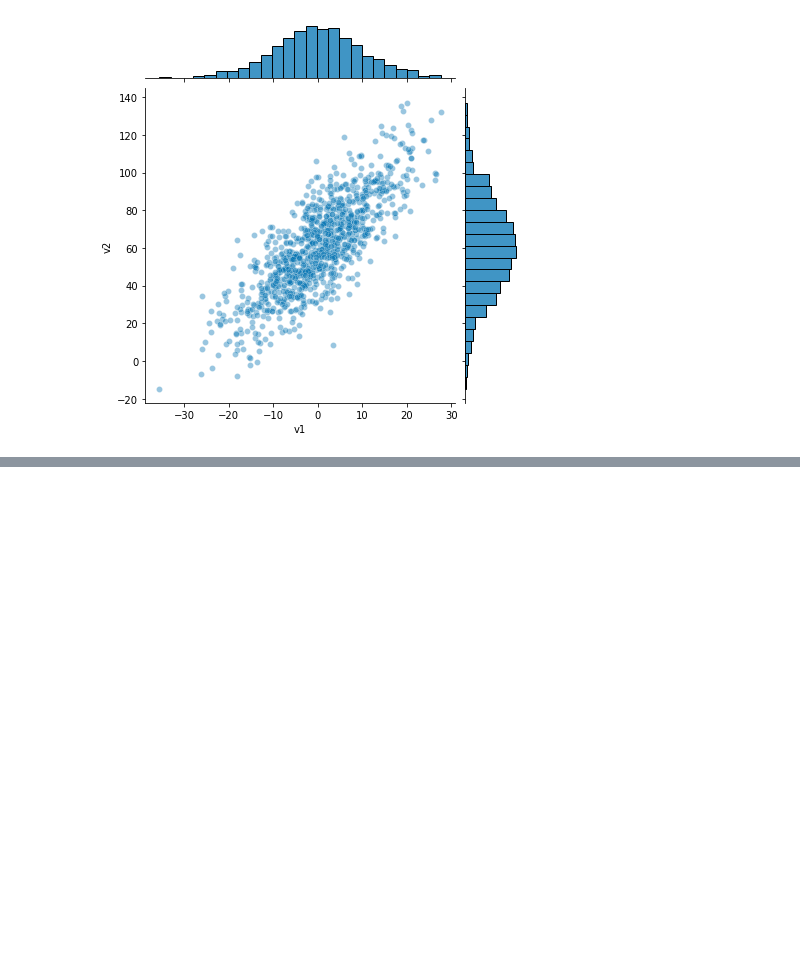
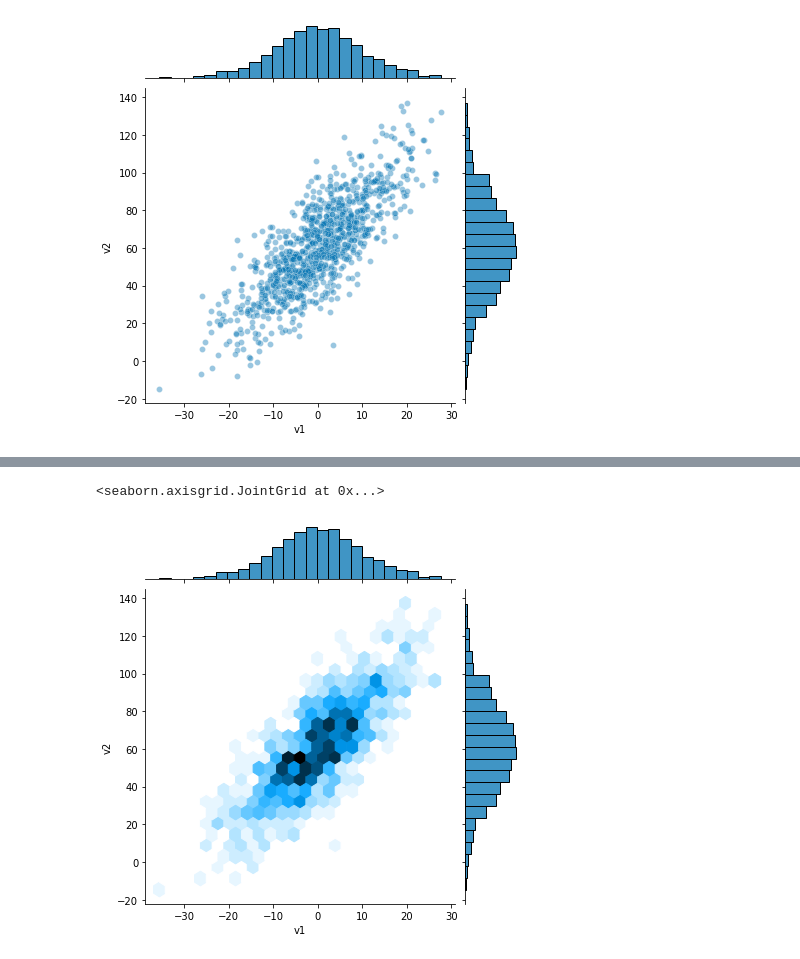
Before and after one commit to smeteo/Applied-DS-with-Python, a Jupyter notebook: 2_Applied_Plotting_Charting_Data_Representation_in_Python/Pandas_Seaborn.ipynb, the cells around one changed output, grey strips where cells are left out. Cells and saved outputs as stored; diff of their text form; code cells hidden in the pictures; blank space fills up the shorter version.

```diff
--- a/2_Applied_Plotting_Charting_Data_Representation_in_Python/Pandas_Seaborn.ipynb
+++ b/2_Applied_Plotting_Charting_Data_Representation_in_Python/Pandas_Seaborn.ipynb
@@ -218,0 +224,5 @@ sns.jointplot(v1, v2, alpha=0.4)
+# %%
+sns.jointplot(v1, v2, kind='hex')
+# %% [output]
+<seaborn.axisgrid.JointGrid at 0x...>
+[figure, added]
```
Also changed, not shown: parts of 5 cells of this notebook, 2 other files.
